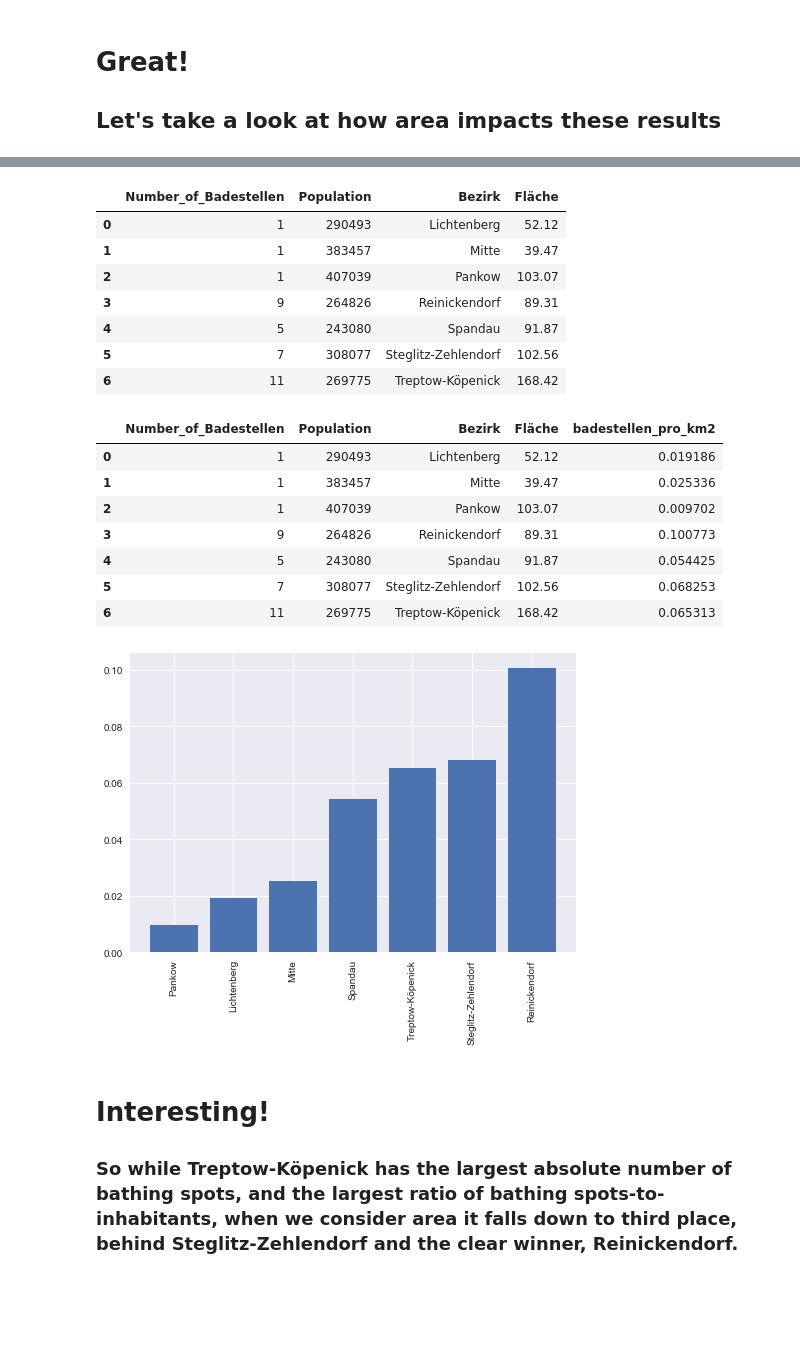
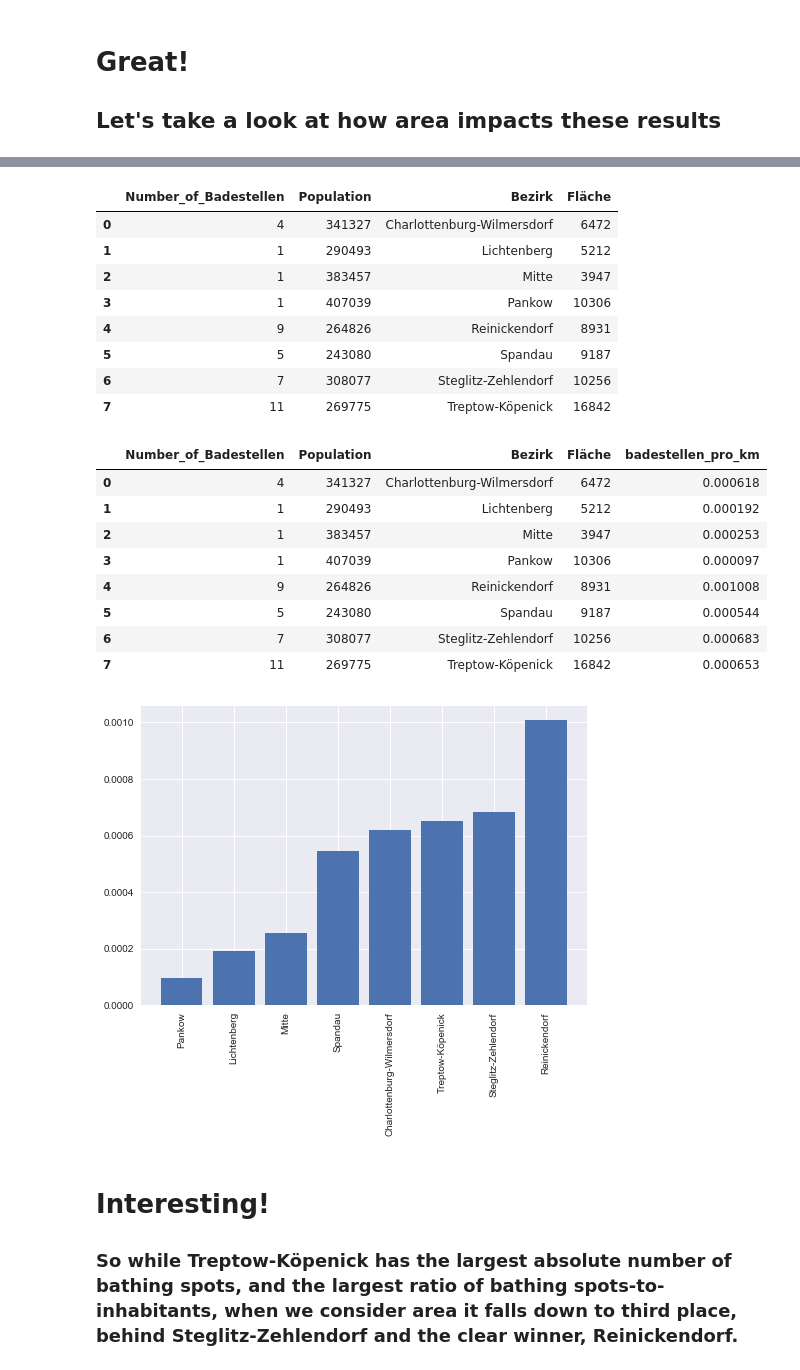
Before and after one commit to thecraigd/Badestellen, a Jupyter notebook: Badestellen.ipynb, the cells around one changed output, grey strips where cells are left out. Cells and saved outputs as stored; diff of their text form; code cells hidden in the pictures; blank space fills up the shorter version.

```diff
--- a/Badestellen.ipynb
+++ b/Badestellen.ipynb
@@ -207,7 +207,7 @@ display(einwohner_sum)
 # those, in the correct order. Using the info sourced from https://de.wikipedia.org/wiki/Verwaltungsgliederung_Berlins
 # I created just such a list!
 
-bezirke = ['Mitte', 'Friedrichshain-Kreuzberg', 'Pankow', 'Charlottensburg-Wilmersdorf', 'Spandau', 'Steglitz-Zehlendorf', 'Tempelhof-Schöneberg', 'Neukölln', 'Treptow-Köpenick', 'Marzahn-Hellersdorf', 'Lichtenberg', 'Reinickendorf']
+bezirke = ['Mitte', 'Friedrichshain-Kreuzberg', 'Pankow', 'Charlottenburg-Wilmersdorf', 'Spandau', 'Steglitz-Zehlendorf', 'Tempelhof-Schöneberg', 'Neukölln', 'Treptow-Köpenick', 'Marzahn-Hellersdorf', 'Lichtenberg', 'Reinickendorf']
 
 # Let's add this list as a new column to our DataFrame, and rename the 'E_E' column to something more meaningful while
 # we're at it
@@ -278,10 +280,10 @@ plt.show()
 # We can source the area (Fläche, in German) information from a number of places - the easiest being https://de.wikipedia.org/wiki/Berlin
 
 # Let's make that into a list, ordered by the standard order for the districts of Berlin
-area = [39.47, 20.34, 103.07, 64.72, 91.87, 102.56, 53.10, 44.93, 168.42, 61.78, 52.12, 89.31]
+area = [3947, 2041, 10306, 6472, 9187, 10256, 5303, 4493, 16842, 6178, 5212, 8931]
 
 # Now we can make a copy of einwohner_sum from earlier, and add this list as a column
-einwohner_area = einwohner_sum
+einwohner_area = einwohner_sum.copy()
 einwohner_area['Fläche'] = area
 
 
@@ -308,41 +310,43 @@ area_and_badestellen = pd.merge(stellen_pro_bezirk, einwohner_area, left_on='bez
 display(area_and_badestellen)
 # %% [output]
 |  | Number_of_Badestellen | Population | Bezirk | Fläche |
-| 0 | 1 | 290493 | Lichtenberg | 52.12 |
-| 1 | 1 | 383457 | Mitte | 39.47 |
-| 2 | 1 | 407039 | Pankow | 103.07 |
-| 3 | 9 | 264826 | Reinickendorf | 89.31 |
-| 4 | 5 | 243080 | Spandau | 91.87 |
-| 5 | 7 | 308077 | Steglitz-Zehlendorf | 102.56 |
-| 6 | 11 | 269775 | Treptow-Köpenick | 168.42 |
+| 0 | 4 | 341327 | Charlottenburg-Wilmersdorf | 6472 |
+| 1 | 1 | 290493 | Lichtenberg | 5212 |
+| 2 | 1 | 383457 | Mitte | 3947 |
+| 3 | 1 | 407039 | Pankow | 10306 |
+| 4 | 9 | 264826 | Reinickendorf | 8931 |
+| 5 | 5 | 243080 | Spandau | 9187 |
+| 6 | 7 | 308077 | Steglitz-Zehlendorf | 10256 |
+| 7 | 11 | 269775 | Treptow-Köpenick | 16842 |
 # %%
 # Let's use some very simple maths to create a column with the number of bathing spots per km**2
-area_and_badestellen['badestellen_pro_km2'] = area_and_badestellen['Number_of_Badestellen'] / area_and_badestellen['Fläche']
+area_and_badestellen['badestellen_pro_km'] = area_and_badestellen['Number_of_Badestellen'] / area_and_badestellen['Fläche']
 
 display(area_and_badestellen)
 # %% [output]
-|  | Number_of_Badestellen | Population | Bezirk | Fläche | badestellen_pro_km2 |
-| 0 | 1 | 290493 | Lichtenberg | 52.12 | 0.019186 |
-| 1 | 1 | 383457 | Mitte | 39.47 | 0.025336 |
-| 2 | 1 | 407039 | Pankow | 103.07 | 0.009702 |
-| 3 | 9 | 264826 | Reinickendorf | 89.31 | 0.100773 |
-| 4 | 5 | 243080 | Spandau | 91.87 | 0.054425 |
-| 5 | 7 | 308077 | Steglitz-Zehlendorf | 102.56 | 0.068253 |
-| 6 | 11 | 269775 | Treptow-Köpenick | 168.42 | 0.065313 |
+|  | Number_of_Badestellen | Population | Bezirk | Fläche | badestellen_pro_km |
+| 0 | 4 | 341327 | Charlottenburg-Wilmersdorf | 6472 | 0.000618 |
+| 1 | 1 | 290493 | Lichtenberg | 5212 | 0.000192 |
+| 2 | 1 | 383457 | Mitte | 3947 | 0.000253 |
+| 3 | 1 | 407039 | Pankow | 10306 | 0.000097 |
+| 4 | 9 | 264826 | Reinickendorf | 8931 | 0.001008 |
+| 5 | 5 | 243080 | Spandau | 9187 | 0.000544 |
+| 6 | 7 | 308077 | Steglitz-Zehlendorf | 10256 | 0.000683 |
+| 7 | 11 | 269775 | Treptow-Köpenick | 16842 | 0.000653 |
 # %%
 # And voila! Now we can create a bar chart to see which district has the most bathing spots once we control for area.
 
 # sorting the DataFrame purely for aesthetic reasons
-area_and_badestellen.sort_values(by='badestellen_pro_km2', inplace=True)
+area_and_badestellen.sort_values(by='badestellen_pro_km', inplace=True)
 
 # using Matplotlib's plt.bar() function to create a nice chart. This will still use the seaborn style we
 # applied earlier, as those sheets apply to the whole notebook - worth playing with to find your favourite.
-plt.bar(data=area_and_badestellen, x='Bezirk', height='badestellen_pro_km2')
+plt.bar(data=area_and_badestellen, x='Bezirk', height='badestellen_pro_km')
 plt.xticks(rotation=90)
 
 plt.show()
 # %% [output]
-[figure, old version]
+[figure, new version]
 # %% [markdown]
 # Interesting!
 ### So while Treptow-Köpenick has the largest absolute number of bathing spots, and the largest ratio of bathing spots-to-inhabitants, when we consider area it falls down to third place, behind Steglitz-Zehlendorf and the clear winner, Reinickendorf.
```
Also changed, not shown: parts of 6 cells of this notebook.
